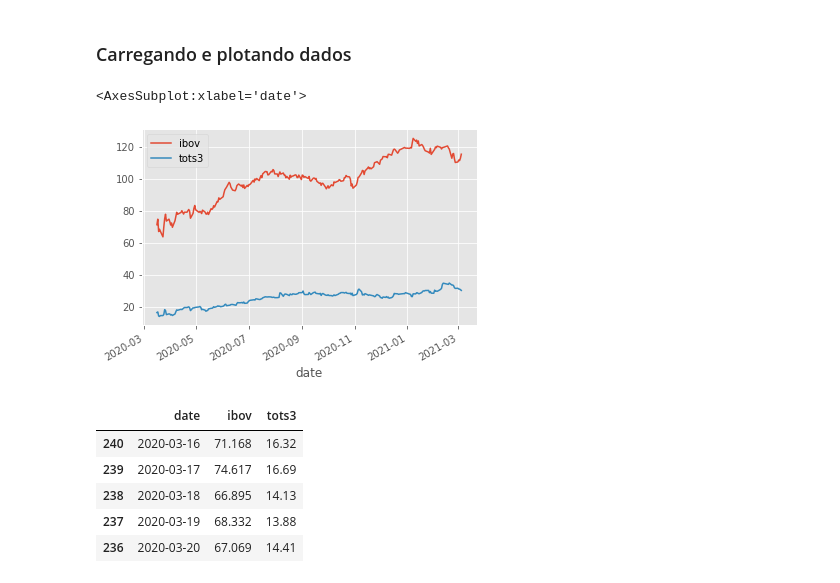
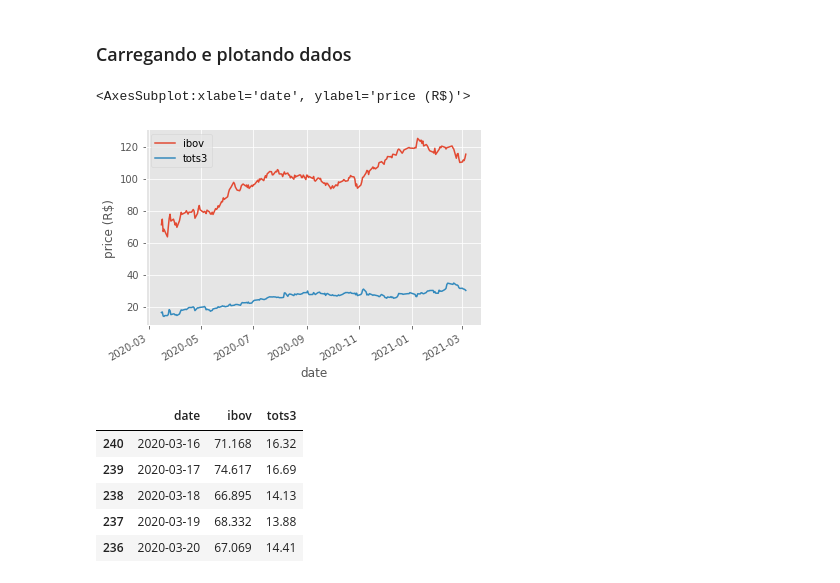
Before and after one commit to amiltonmendes/aedi, a Jupyter notebook: notebooks/trabalho.ipynb, the cells around one changed output. Drawn from its saved outputs; the diff is of its cells as text; code cells hidden in the pictures.

```diff
--- a/notebooks/trabalho.ipynb
+++ b/notebooks/trabalho.ipynb
@@ -26,11 +24,11 @@ import pandas as pd
 # %%
 %matplotlib inline
 # Recovering data
 df = etl.get_data_from_csv("../ativos/")
-df.plot(x="date", y=["ibov", "tots3"])
+df.plot(x="date", y=["ibov", "tots3"], ylabel='price (R$)')
 # %% [output]
-<AxesSubplot:xlabel='date'>
+<AxesSubplot:xlabel='date', ylabel='price (R$)'>
-[figure, old version]
+[figure, new version]
 # %%
 df.head()
 # %% [output]
```
Also changed, not shown: parts of 16 cells of this notebook, 1 other file.
